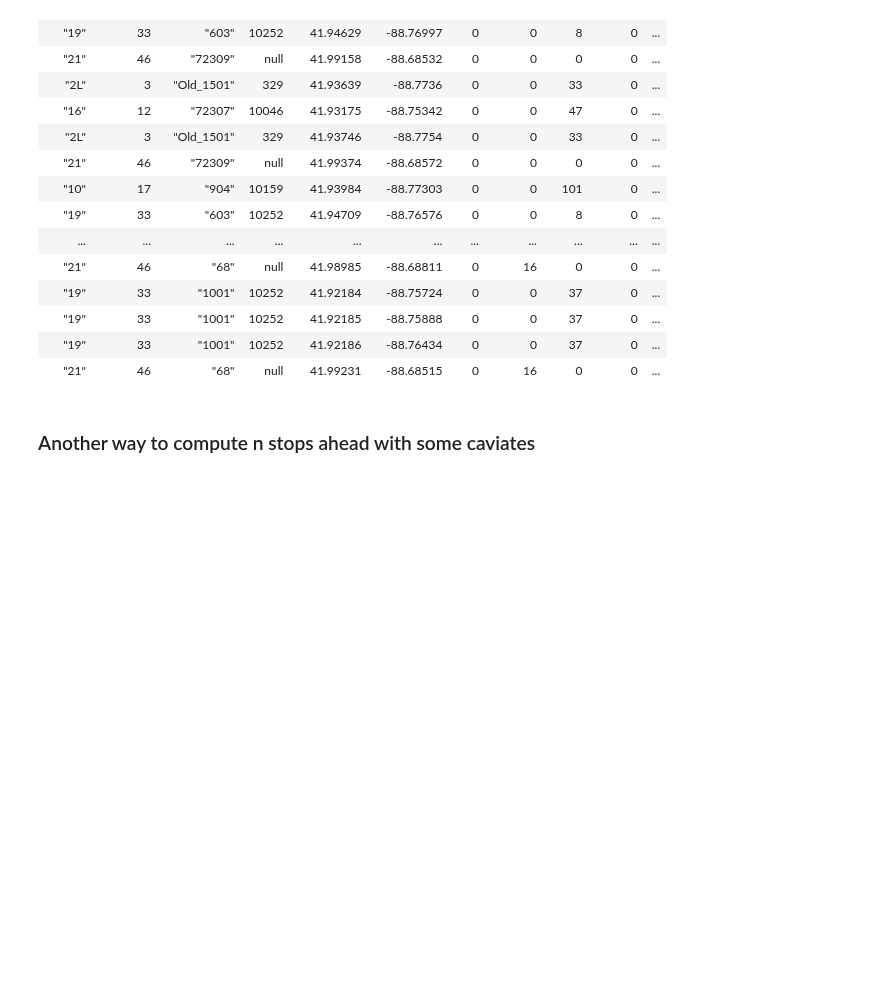
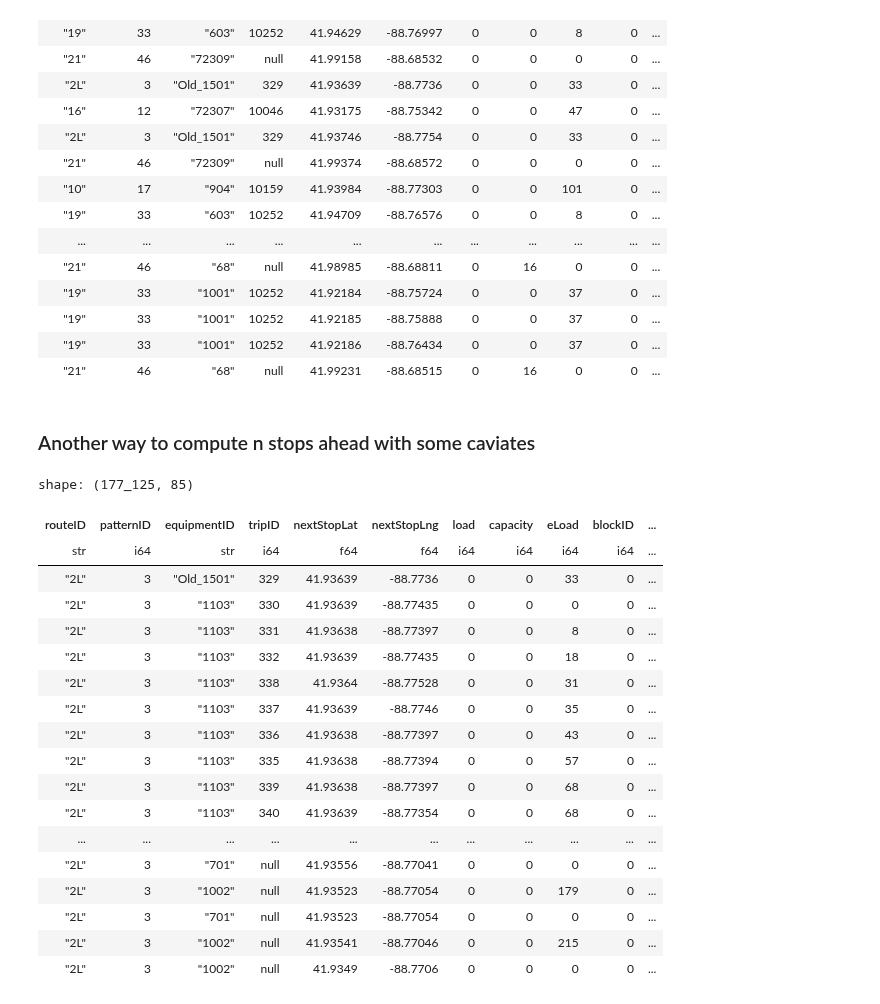
Before and after one commit to shaivilp/Research-Rookies, a Jupyter notebook: dekalb_bus/compute_mega_df.ipynb, the cells around one changed output. Saved outputs shown, nothing was run; the diff lists cells and outputs as text; code cells hidden in the pictures; blank space fills up the shorter version.

```diff
--- a/dekalb_bus/compute_mega_df.ipynb
+++ b/dekalb_bus/compute_mega_df.ipynb
@@ -354,3 +354,25 @@ print("[X] Succesfully wrote two_l_mega_df and twelve_route_mega_df to disk")
 
 # # Display the result
 # df_filtered['routeID', 'equipmentID', 'lastStopName', 'nextStopName_3_ahead', 'receiveTime', 'receiveTime_3_stops_ahead', 'timeDiff_3_stops_ahead']
+# %%
+dffff = pl.read_parquet('./data/two_l_mega_df_variance.parquet')
+# %% [output]
+shape: (177_125, 85)
+| routeID | patternID | equipmentID | tripID | nextStopLat | nextStopLng | load | capacity | eLoad | blockID | ... |
+| str | i64 | str | i64 | f64 | f64 | i64 | i64 | i64 | i64 | ... |
+| "2L" | 3 | "Old_1501" | 329 | 41.93639 | -88.7736 | 0 | 0 | 33 | 0 | ... |
+| "2L" | 3 | "1103" | 330 | 41.93639 | -88.77435 | 0 | 0 | 0 | 0 | ... |
+| "2L" | 3 | "1103" | 331 | 41.93638 | -88.77397 | 0 | 0 | 8 | 0 | ... |
+| "2L" | 3 | "1103" | 332 | 41.93639 | -88.77435 | 0 | 0 | 18 | 0 | ... |
+| "2L" | 3 | "1103" | 338 | 41.9364 | -88.77528 | 0 | 0 | 31 | 0 | ... |
+| "2L" | 3 | "1103" | 337 | 41.93639 | -88.7746 | 0 | 0 | 35 | 0 | ... |
+| "2L" | 3 | "1103" | 336 | 41.93638 | -88.77397 | 0 | 0 | 43 | 0 | ... |
+| "2L" | 3 | "1103" | 335 | 41.93638 | -88.77394 | 0 | 0 | 57 | 0 | ... |
+| "2L" | 3 | "1103" | 339 | 41.93638 | -88.77397 | 0 | 0 | 68 | 0 | ... |
+| "2L" | 3 | "1103" | 340 | 41.93639 | -88.77354 | 0 | 0 | 68 | 0 | ... |
+| ... | ... | ... | ... | ... | ... | ... | ... | ... | ... | ... |
+| "2L" | 3 | "701" | null | 41.93556 | -88.77041 | 0 | 0 | 0 | 0 | ... |
+| "2L" | 3 | "1002" | null | 41.93523 | -88.77054 | 0 | 0 | 179 | 0 | ... |
+| "2L" | 3 | "701" | null | 41.93523 | -88.77054 | 0 | 0 | 0 | 0 | ... |
+| "2L" | 3 | "1002" | null | 41.93541 | -88.77046 | 0 | 0 | 215 | 0 | ... |
+| "2L" | 3 | "1002" | null | 41.9349 | -88.7706 | 0 | 0 | 0 | 0 | ... |
```
Also changed, not shown: 1 other file.
